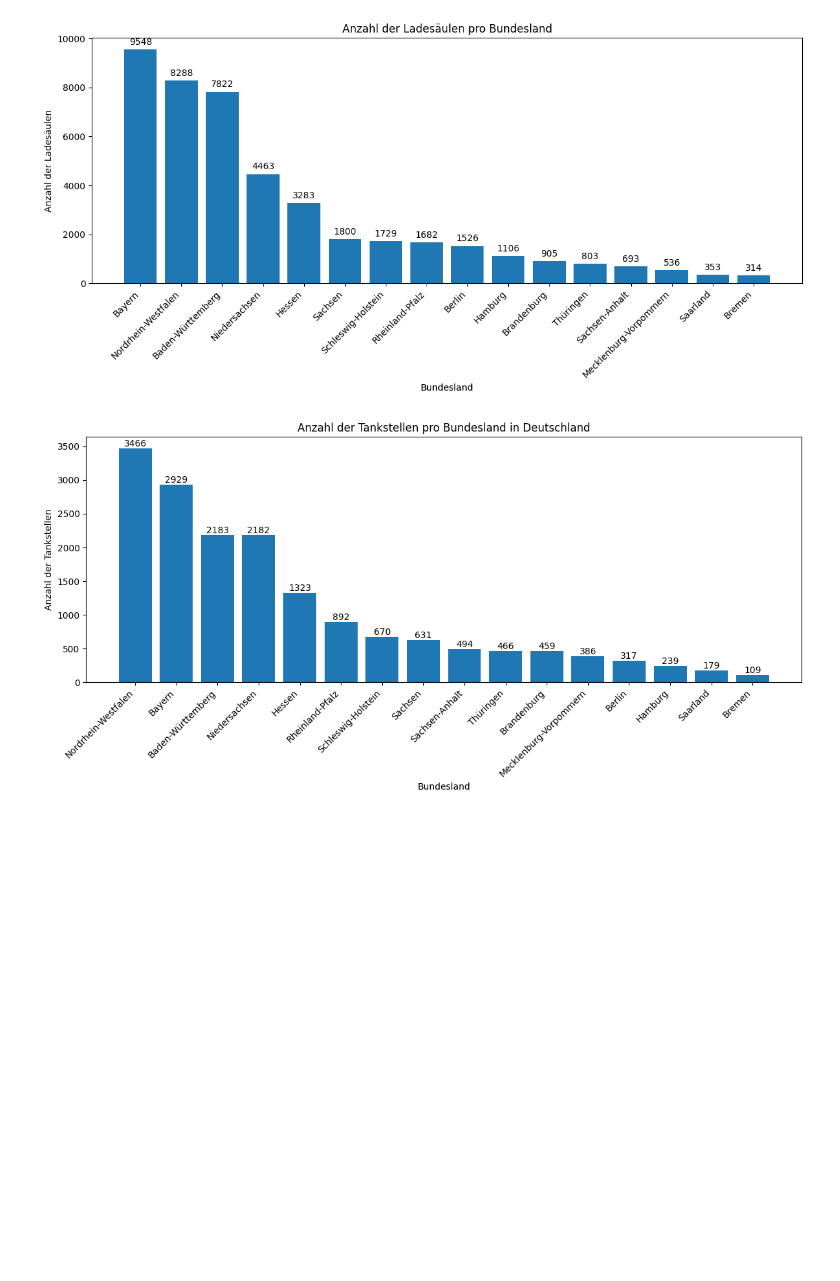
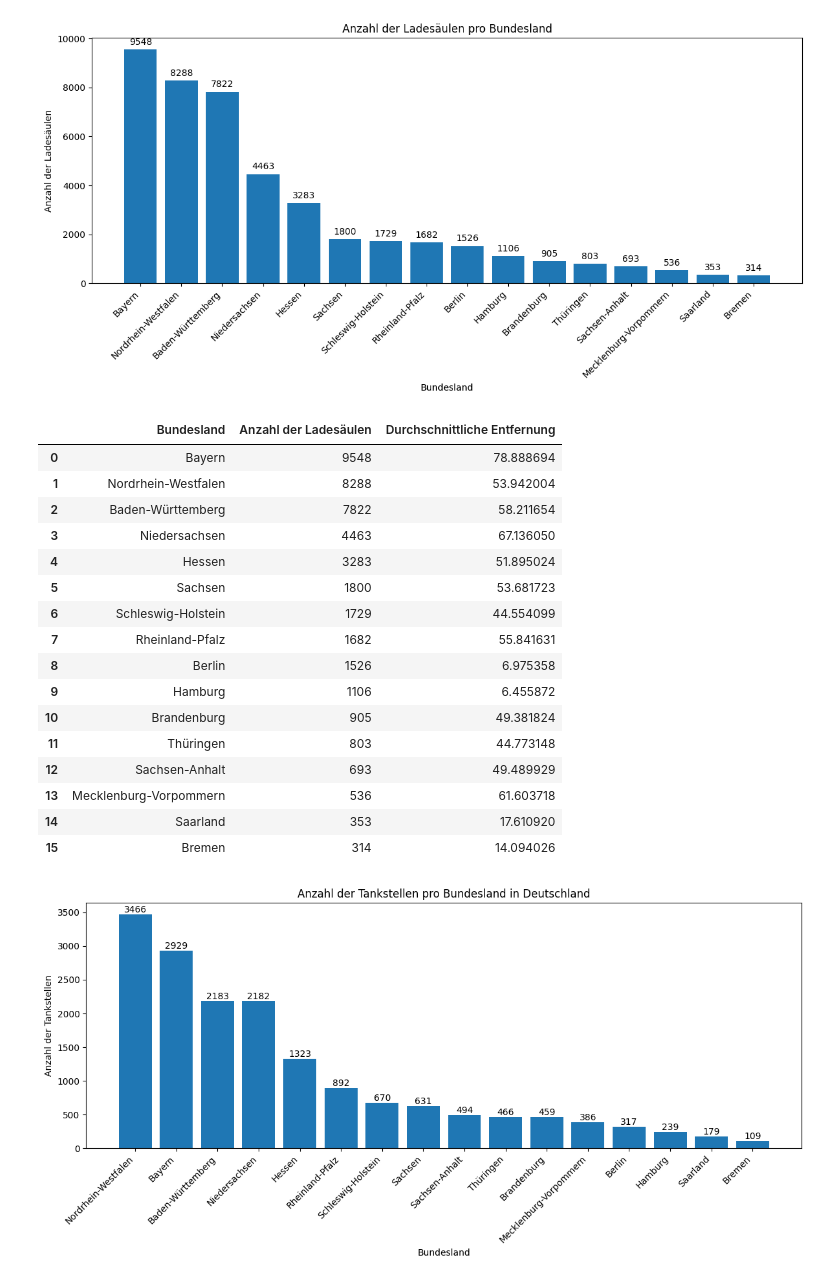
Before and after one commit to Takomonios/Team02_ChargeIT, a Jupyter notebook: code/insights.ipynb, the cells around one changed output. Drawn from its saved outputs; the diff is of its cells as text; code cells hidden in the pictures; blank space fills up the shorter version.

```diff
--- a/code/insights.ipynb
+++ b/code/insights.ipynb
@@ -29,6 +29,26 @@ plt.tight_layout()
 plt.show()
 # %% [output]
 [figure]
+# %%
+display(df_ranking)
+# %% [output]
+|  | Bundesland | Anzahl der Ladesäulen | Durchschnittliche Entfernung |
+| 0 | Bayern | 9548 | 78.888694 |
+| 1 | Nordrhein-Westfalen | 8288 | 53.942004 |
+| 2 | Baden-Württemberg | 7822 | 58.211654 |
+| 3 | Niedersachsen | 4463 | 67.136050 |
+| 4 | Hessen | 3283 | 51.895024 |
+| 5 | Sachsen | 1800 | 53.681723 |
+| 6 | Schleswig-Holstein | 1729 | 44.554099 |
+| 7 | Rheinland-Pfalz | 1682 | 55.841631 |
+| 8 | Berlin | 1526 | 6.975358 |
+| 9 | Hamburg | 1106 | 6.455872 |
+| 10 | Brandenburg | 905 | 49.381824 |
+| 11 | Thüringen | 803 | 44.773148 |
+| 12 | Sachsen-Anhalt | 693 | 49.489929 |
+| 13 | Mecklenburg-Vorpommern | 536 | 61.603718 |
+| 14 | Saarland | 353 | 17.610920 |
+| 15 | Bremen | 314 | 14.094026 |
 # %%
 
 
```
